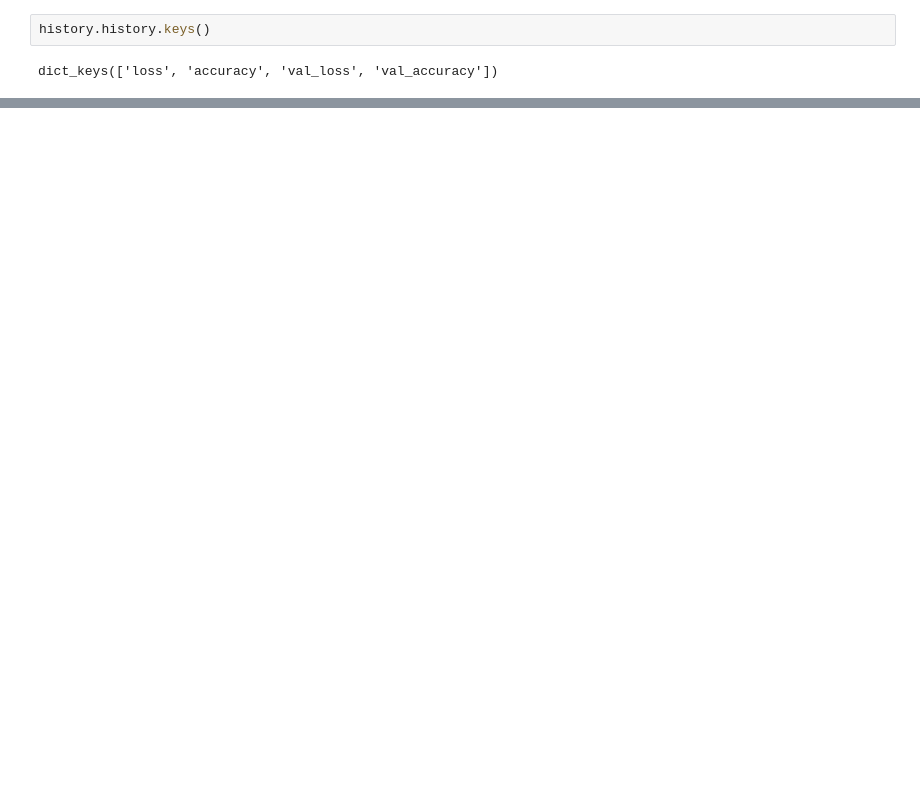
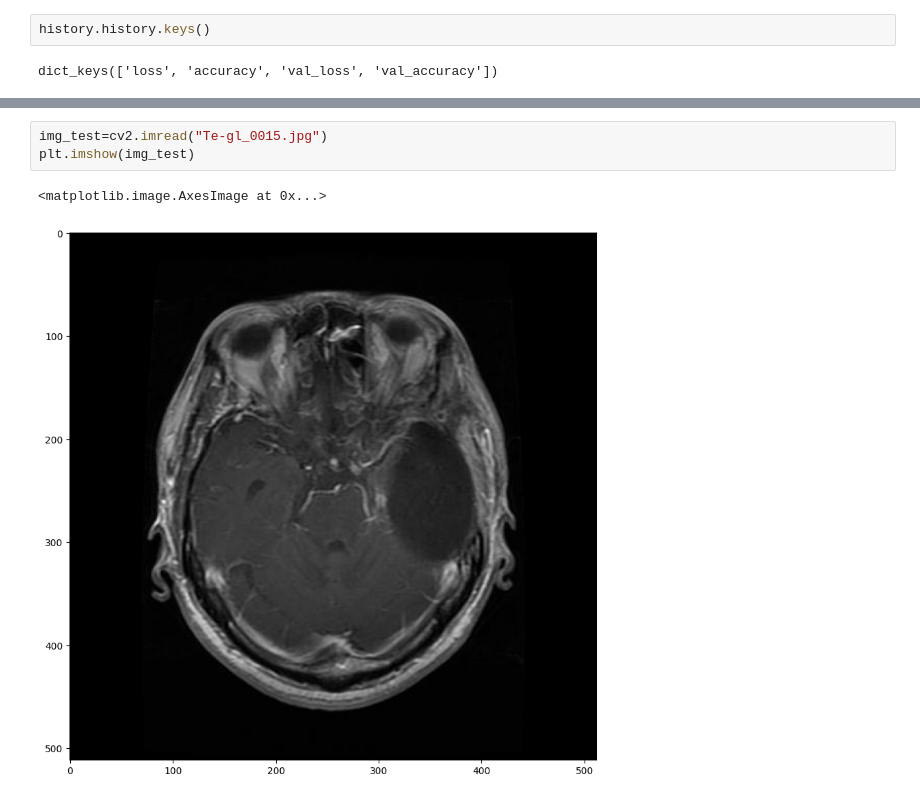
Before and after one commit to omars1234/DeepLearning_CNN, a Jupyter notebook: NoteBook.ipynb, the cells around one changed output, grey strips where cells are left out. Drawn from its saved outputs; the diff is of its cells as text; blank space fills up the shorter version.

```diff
--- a/NoteBook.ipynb
+++ b/NoteBook.ipynb
@@ -260,0 +262,6 @@ plt.legend(loc='lower right')
+# %%
+img_test=cv2.imread("Te-gl_0015.jpg")
+plt.imshow(img_test)
+# %% [output]
+<matplotlib.image.AxesImage at 0x...>
+[figure, added]
```
Also changed, not shown: parts of 12 cells of this notebook, 4 other files.
